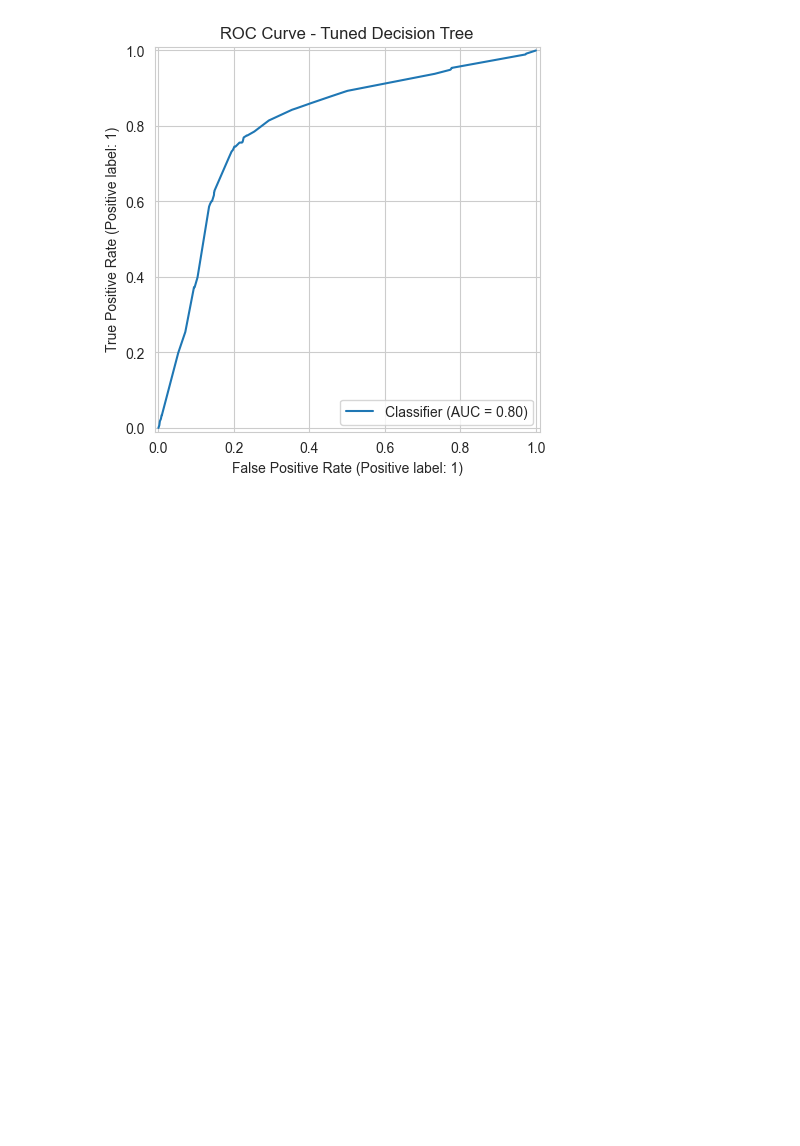
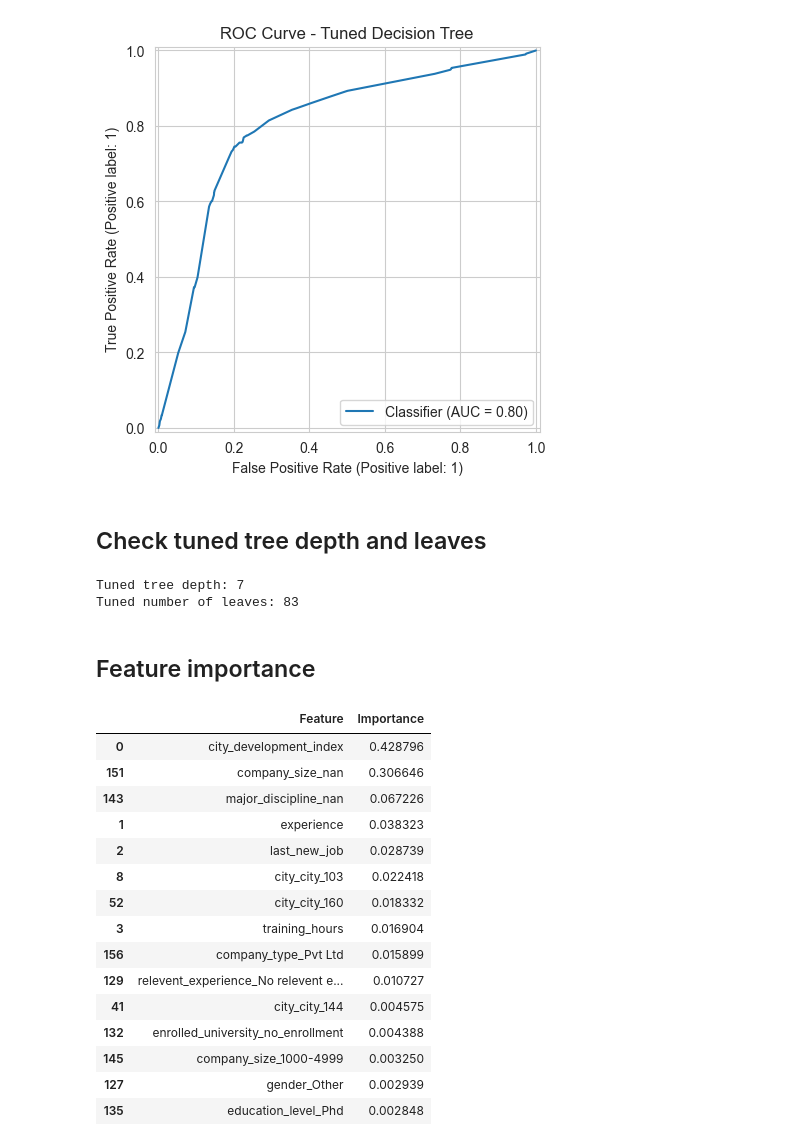
Before and after one commit to asitha-dharmarathne/Job-Change-Prediction-Using-Supervised-Learning, a Jupyter notebook: notebooks/03_decision_tree.ipynb, the cells around one changed output. Cells and saved outputs as stored; diff of their text form; code cells hidden in the pictures; blank space fills up the shorter version.

```diff
--- a/notebooks/03_decision_tree.ipynb
+++ b/notebooks/03_decision_tree.ipynb
@@ -300,3 +300,37 @@ plt.title("ROC Curve - Tuned Decision Tree")
 plt.show()
 # %% [output]
 [figure]
+# %% [markdown]
+## Check tuned tree depth and leaves
+# %%
+print("Tuned tree depth:", best_dt.get_depth())
+print("Tuned number of leaves:", best_dt.get_n_leaves())
+# %% [output]
+Tuned tree depth: 7
+Tuned number of leaves: 83
+# %% [markdown]
+## Feature importance
+# %%
+feature_importance = pd.DataFrame({
+    "Feature": X.columns,
+    "Importance": best_dt.feature_importances_
+}).sort_values(by="Importance", ascending=False)
+
+feature_importance.head(15)
+# %% [output]
+|  | Feature | Importance |
+| 0 | city_development_index | 0.428796 |
+| 151 | company_size_nan | 0.306646 |
+| 143 | major_discipline_nan | 0.067226 |
+| 1 | experience | 0.038323 |
+| 2 | last_new_job | 0.028739 |
+| 8 | city_city_103 | 0.022418 |
+| 52 | city_city_160 | 0.018332 |
+| 3 | training_hours | 0.016904 |
+| 156 | company_type_Pvt Ltd | 0.015899 |
+| 129 | relevent_experience_No relevent e... | 0.010727 |
+| 41 | city_city_144 | 0.004575 |
+| 132 | enrolled_university_no_enrollment | 0.004388 |
+| 145 | company_size_1000-4999 | 0.003250 |
+| 127 | gender_Other | 0.002939 |
+| 135 | education_level_Phd | 0.002848 |
```
Also changed, not shown: parts of 6 cells of this notebook, 2 other files.
